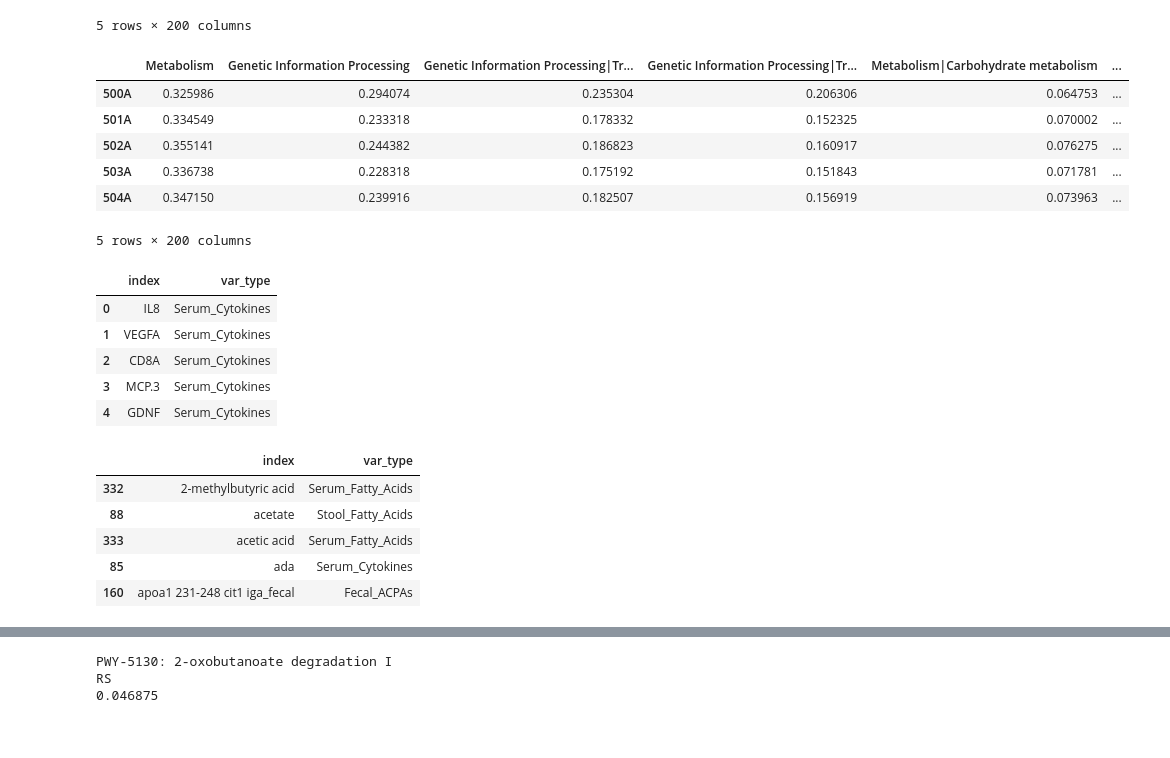
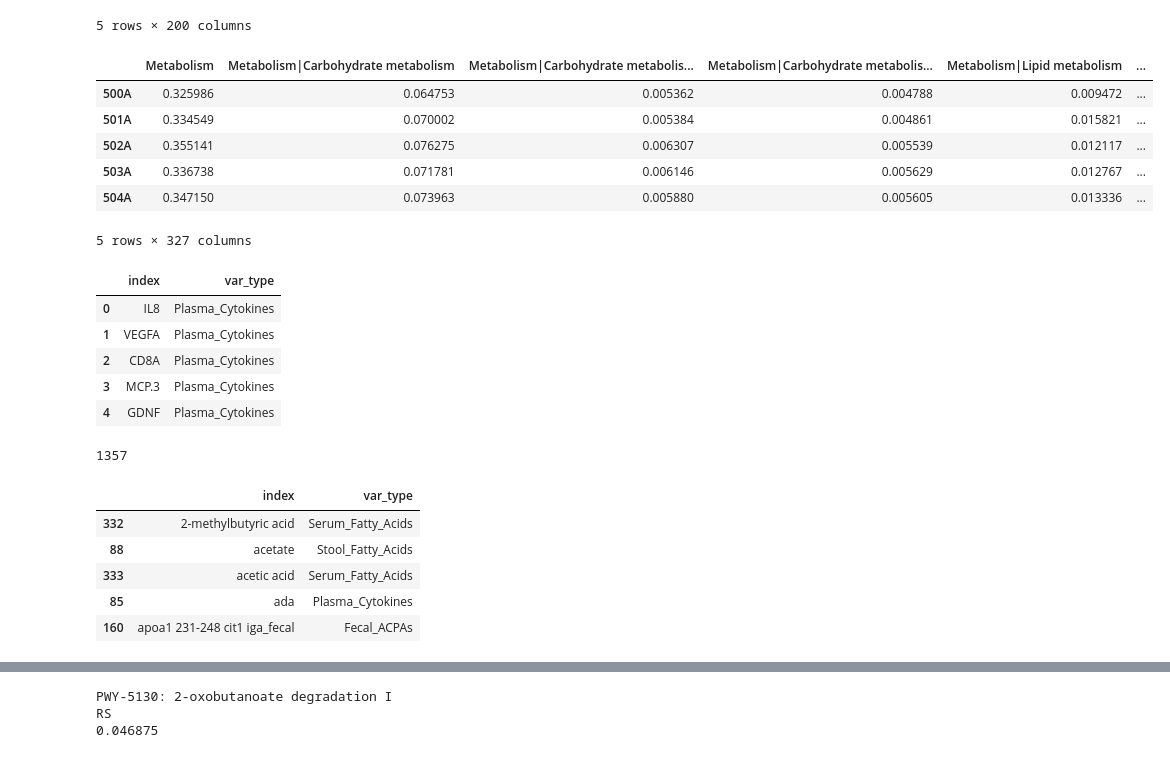
Before and after one commit to kbpi314/twinsra, a Jupyter notebook: code/twinsra_v5.ipynb, the cells around one changed output, grey strips where cells are left out. Saved outputs shown, nothing was run; the diff lists cells and outputs as text; code cells hidden in the pictures.

```diff
--- a/code/twinsra_v5.ipynb
+++ b/code/twinsra_v5.ipynb
@@ -913,6 +928,35 @@ df_asv_filt.to_csv(path + 'inputs/df_asv200.tsv', sep='\t',index_label='SampleID
 # df_asv100.to_csv(path + 'inputs/df_asv100.tsv', sep='\t',index_label='SampleID')
 df_asv_filt_dx = pd.concat([df_asv_filt, df_dx],axis=1)
 
+# for plotting
+#taxa = ['k  Bacteria|p  Proteobacteria|c  Deltaproteobacteria|o  Desulfovibrionales|f  Desulfovibrionaceae|g  Bilophila|s  Bilophila wadsworthia',
+#        'k  Bacteria|p  Firmicutes|c  Clostridia|o  Eubacteriales|f  Lachnospiraceae|g  Blautia|s  Blautia faecis']
+
+# df = pd.concat([df_meta_edit,df_asv.drop('Diagnosis',axis=1)],axis=1)
+# df = df[['TwinPair','Diagnosis'] + taxa]
+# df = df.rename(columns={'TwinPair':'Sibling_pair', taxa[0]:'Bilophila wadsworthia', taxa[1]: 'Blautia faecis'})
+df = pd.concat([df_meta_edit.loc[:,['TwinPair','Diagnosis']],df_asv.drop('Diagnosis',axis=1)],axis=1)
+df = df.rename(columns={'TwinPair':'Sibling_pair'})#, taxa[0]:'Bilophila wadsworthia', taxa[1]: 'Blautia faecis'})
+df = df.rename(columns=lambda x: x.split('|s  ')[-1] if '|s' in x else x) #, inplace=True)
+df['Sibling_pair'] = df['Sibling_pair'].apply(lambda x: 'sib_0' + str(int(x.split('T')[1]) - 1))
+df['Diagnosis'] = df['Diagnosis'].apply(lambda x: '2_' + str(x) if x == 'RA' else '1_' + str(x))
+df.to_csv(path + 'inputs/RA_twins/16S/jobs/15_taxa/taxa.tsv', sep='\t')
+
+
+# for the pathways# create BRITE pathways for R
+df_path = pd.read_csv(path + 'inputs/df_path_mp4all.tsv', sep='\t', index_col=0)
+
+# merge with df meta with twin data
+df_path = pd.concat([df_meta_edit.loc[:,['TwinPair','Diagnosis']],df_path],axis=1)
+df = df_path.rename(columns={'TwinPair':'Sibling_pair'})#, taxa[0]:'Bilophila wadsworthia', taxa[1]: 'Blautia faecis'})
+df['Sibling_pair'] = df['Sibling_pair'].apply(lambda x: 'sib_0' + str(int(x.split('T')[1]) - 1))
+df['Diagnosis'] = df['Diagnosis'].apply(lambda x: '2_' + str(x) if x == 'RA' else '1_' + str(x))
+# replace | and \ special chars
+df = df.rename(columns=lambda x: x.replace('|', '_').replace('/', '__').replace('\\', '__'))
+df = df.rename(columns=lambda x: x.split('_')[-1])
+df = df.rename(columns={'pair':'Sibling_pair'})
+df.to_csv(path + 'inputs/RA_twins/16S/jobs/16_path/path.tsv', sep='\t')
+
 # subset for CUTIE into sep groups
 df_asv_RA = df_asv_filt_dx[df_asv_filt_dx['Diagnosis'] == 'RA']
 df_asv_RA = df_asv_RA.drop('Diagnosis',axis=1)
@@ -930,7 +974,7 @@ df_quant_UA.to_csv(path + 'inputs/df_quant_UA.tsv', sep='\t',index_label='Sample
 
 # combine them all
 df_quant = pd.concat([df_meta_edit, df_olink, df_fa, df_acpa_fecal, df_acpa_plasma, df_mb, df_asv_filt, df_path_filt], axis=1)
-# df_quant = pd.concat([df_meta_edit, df_olink, df_fa, df_acpa_fecal, df_acpa_plasma, df_mb, df_asv, df_path], axis=1)
+df_quant = pd.concat([df_meta_edit, df_olink, df_fa, df_acpa_fecal, df_acpa_plasma, df_mb, df_asv.drop(['Diagnosis'],axis=1), df_path.drop(['TwinPair','Diagnosis'],axis=1)], axis=1)
 df_quant = df_quant.drop(['TwinPair'],axis=1)
 df_quant.columns = df_quant.columns.map(lambda x: x.replace('\'','prime'))
 df_quant.columns = df_quant.columns.map(lambda x: x.strip())
@@ -949,38 +993,40 @@ df_asv_filt_pre.head()
 # %%
 # subset for dgca subplots
 name_to_df = {
     'olink':df_olink,
     'fa': df_fa,
     'acpa_fecal': df_acpa_fecal,
     'acpa_plasma': df_acpa_plasma,
     'mb': df_mb,
     'asv_filt': df_asv_filt,
     'path_filt': df_path_filt,
+    'asv': df_asv.drop('Diagnosis',axis=1),
+    'path': df_path.drop(['TwinPair','Diagnosis'],axis=1)
 }
 for x in name_to_df:
     df = pd.concat([df_meta_edit, name_to_df[x]], axis=1)
     # for R to handle strings properly with ' character
     df.columns = df.columns.map(lambda x: x.replace('\'','prime'))
     # eliminate trailing spaces
     df.columns = df.columns.map(lambda x: x.strip())
 
     # keep meta col
     df = df.drop(['TwinPair'],axis=1)
     df.to_csv(path + 'inputs/df_' + x + '_meta.tsv', sep='\t',index_label='SampleID')
 
     # drop meta col
     df = df.drop(['Diagnosis', 'TJC', 'SJC'],axis=1)
     df.to_csv(path + 'inputs/df_' + x + '.tsv', sep='\t',index_label='SampleID')
 
 df.head()
 # %% [output]
-|  | Metabolism | Genetic Information Processing | Genetic Information Processing|Tr... | Genetic Information Processing|Tr... | Metabolism|Carbohydrate metabolism | ... |
-| 500A | 0.325986 | 0.294074 | 0.235304 | 0.206306 | 0.064753 | ... |
-| 501A | 0.334549 | 0.233318 | 0.178332 | 0.152325 | 0.070002 | ... |
-| 502A | 0.355141 | 0.244382 | 0.186823 | 0.160917 | 0.076275 | ... |
-| 503A | 0.336738 | 0.228318 | 0.175192 | 0.151843 | 0.071781 | ... |
-| 504A | 0.347150 | 0.239916 | 0.182507 | 0.156919 | 0.073963 | ... |
+|  | Metabolism | Metabolism|Carbohydrate metabolism | Metabolism|Carbohydrate metabolis... | Metabolism|Carbohydrate metabolis... | Metabolism|Lipid metabolism | ... |
+| 500A | 0.325986 | 0.064753 | 0.005362 | 0.004788 | 0.009472 | ... |
+| 501A | 0.334549 | 0.070002 | 0.005384 | 0.004861 | 0.015821 | ... |
+| 502A | 0.355141 | 0.076275 | 0.006307 | 0.005539 | 0.012117 | ... |
+| 503A | 0.336738 | 0.071781 | 0.006146 | 0.005629 | 0.012767 | ... |
+| 504A | 0.347150 | 0.073963 | 0.005880 | 0.005605 | 0.013336 | ... |
-5 rows × 200 columns
+5 rows × 327 columns
 # %%
 # for R, annotate quant vars
 # df_quant_R = pd.concat([df_quant, df_asv100, df_path_top100], axis=1)
@@ -989,23 +1035,27 @@ df_quant_R = df_quant_R.drop(['Diagnosis','SJC','TJC'],axis=1).T
 # this is in the order they were entered i.e.
 # [df_olink, df_fa, df_acpa_fecal, df_acpa_plasma, df_plasma, df_rbfa, df_mb]
  # ['rbfa']*len(df_rbfa.columns) + \
-df_quant_R['var_type'] = ['Serum_Cytokines']*len(df_olink.columns) + \
+df_quant_R['var_type'] = ['Plasma_Cytokines']*len(df_olink.columns) + \
                          ['Stool_Fatty_Acids']*len(df_fa.columns) + \
                          ['Fecal_ACPAs']*len(df_acpa_fecal.columns) + \
                          ['Plasma_ACPAs']*len(df_acpa_plasma.columns) + \
                          ['Serum_Fatty_Acids']*len(df_mb.columns) + \
-                         ['Metagenomic_ASVs']*len(df_asv_filt.columns) + \
-                         ['Metagenomic_Pathways']*len(df_path_filt.columns)
+                         ['Metagenomic_ASVs']*len(df_asv.drop('Diagnosis',axis=1).columns) + \
+                         ['Metagenomic_Pathways']*len(df_path.drop(['TwinPair','Diagnosis'],axis=1).columns)
 df_quant_R = df_quant_R['var_type'].reset_index()
 df_quant_R.to_csv(path + 'inputs/df_quant_R_labels.tsv', sep='\t')
 df_quant_R.head()
 # %% [output]
 |  | index | var_type |
-| 0 | IL8 | Serum_Cytokines |
-| 1 | VEGFA | Serum_Cytokines |
-| 2 | CD8A | Serum_Cytokines |
-| 3 | MCP.3 | Serum_Cytokines |
-| 4 | GDNF | Serum_Cytokines |
+| 0 | IL8 | Plasma_Cytokines |
+| 1 | VEGFA | Plasma_Cytokines |
+| 2 | CD8A | Plasma_Cytokines |
+| 3 | MCP.3 | Plasma_Cytokines |
+| 4 | GDNF | Plasma_Cytokines |
+# %%
+print(len(df_quant_R))
+# %% [output]
+1357
 # %%
 # for corr heatmaps
 df_quant_R = df_quant.copy() #([df_quant, df_asv100, df_path_top100], axis=1)
@@ -1014,13 +1064,13 @@ df_quant_R = df_quant_R.drop(['Diagnosis'],axis=1).T
 # [df_olink, df_fa, df_acpa_fecal, df_acpa_plasma, df_plasma, df_rbfa, df_mb]
  # ['rbfa']*len(df_rbfa.columns) + \
 df_quant_R['var_type'] = ['Clinical']*2 + \
-                         ['Serum_Cytokines']*len(df_olink.columns) + \
+                         ['Plasma_Cytokines']*len(df_olink.columns) + \
                          ['Stool_Fatty_Acids']*len(df_fa.columns) + \
                          ['Fecal_ACPAs']*len(df_acpa_fecal.columns) + \
                          ['Plasma_ACPAs']*len(df_acpa_plasma.columns) + \
                          ['Serum_Fatty_Acids']*len(df_mb.columns) + \
-                         ['Metagenomic_ASVs']*len(df_asv_filt.columns) + \
-                         ['Metagenomic_Pathways']*len(df_path_filt.columns)
+                         ['Metagenomic_ASVs']*len(df_asv.drop('Diagnosis',axis=1).columns) + \
+                         ['Metagenomic_Pathways']*len(df_path.drop(['TwinPair','Diagnosis'],axis=1).columns)
 df_quant_R = df_quant_R[~df_quant_R['var_type'].isin(['Metagenomic_ASVs','Metagenomic_Pathways'])]
 df_quant_R = df_quant_R['var_type'].reset_index()
 df_quant_R['index'] = df_quant_R['index'].str.lower()
@@ -1032,5 +1082,5 @@ df_quant_R.head()
 | 332 | 2-methylbutyric acid | Serum_Fatty_Acids |
 | 88 | acetate | Stool_Fatty_Acids |
 | 333 | acetic acid | Serum_Fatty_Acids |
-| 85 | ada | Serum_Cytokines |
+| 85 | ada | Plasma_Cytokines |
 | 160 | apoa1 231-248 cit1 iga_fecal | Fecal_ACPAs |
```
Also changed, not shown: parts of 29 cells of this notebook, 8 other files.
